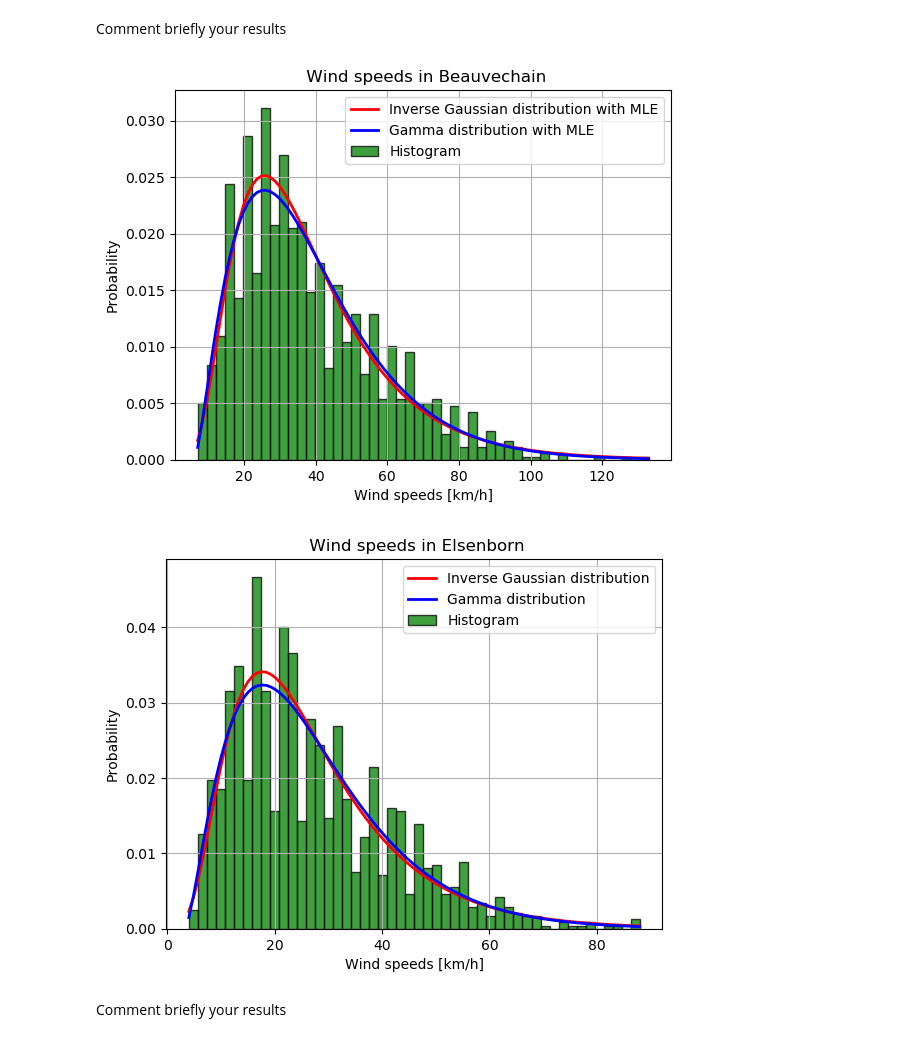
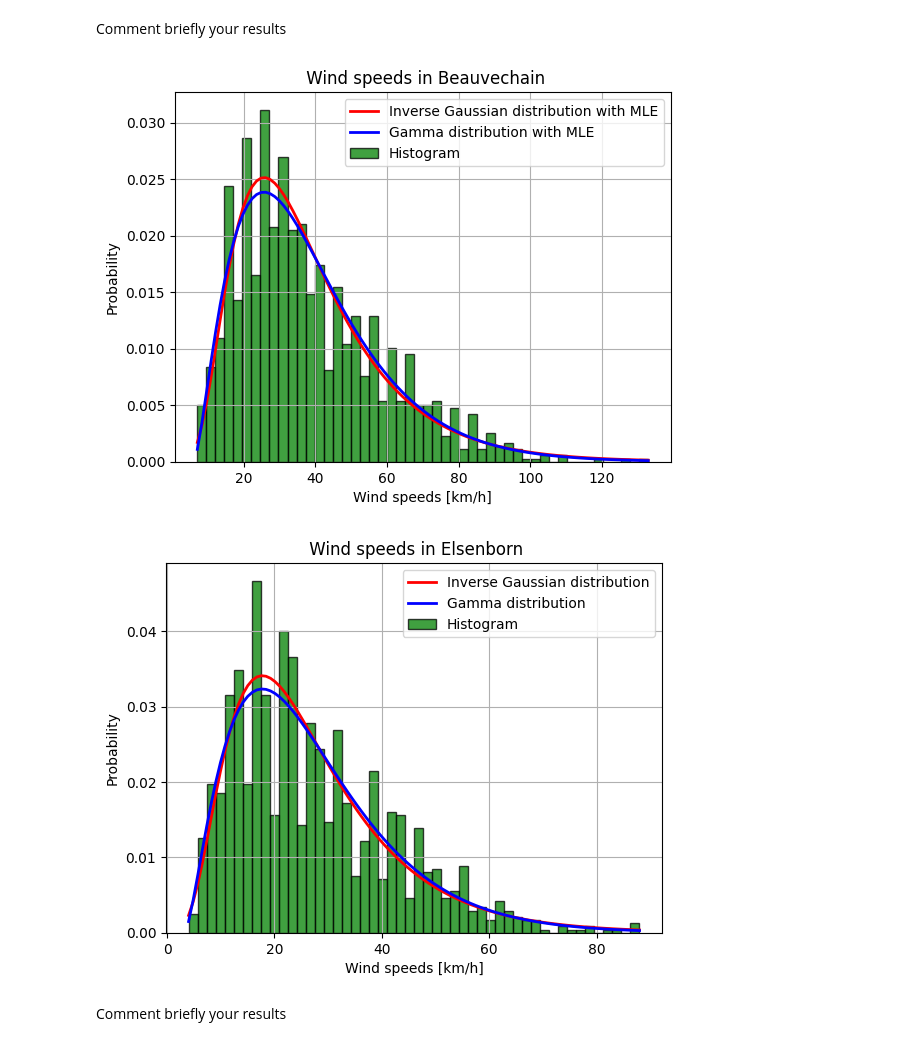
Before and after one commit to Albanedns/Hackathon, a Jupyter notebook: hackathon 1/code/hackathon.ipynb, the cells around one changed output. Cells and saved outputs as stored; diff of their text form; code cells hidden in the pictures.

```diff
--- a/hackathon 1/code/hackathon.ipynb
+++ b/hackathon 1/code/hackathon.ipynb
@@ -261,42 +250,39 @@ Comment briefly your results
 # Code here, inverse Gaussian
 a, loc ,scale = sc.invgauss.fit(data=data_B_FG)
 
-
-plt.subplots_adjust(hspace=0.5)
-plt.subplot(2,1,1)
 #histogram de beauvechain
 plt.hist(data_B_FG, 50, density=1,facecolor='g', alpha=0.75, edgecolor= 'black')
 plt.xlabel('Wind speeds [km/h]')
 plt.ylabel('Probability')
 plt.title(' Wind speeds in Beauvechain')
 #pdf de beauvechain
 x  = np.linspace(min(data_B_FG),max(data_B_FG),100)
 fxiB = sc.invgauss.pdf(x, mu = a, scale= scale, loc =loc )
 plt.plot(x,fxiB,'r',lw=2)
 plt.plot(x,fxgaB,'b',lw=2)
 plt.grid(True)
 plt.legend(['Inverse Gaussian distribution with MLE','Gamma distribution with MLE','Histogram'])
 plt.show()
 
 a, loc, scale  = sc.invgauss.fit(data=data_E_FG)
 
-plt.subplot(2,1,2)
+
 #histogram de Elsenborn
 plt.hist(data_E_FG, 50, density=1,facecolor='g', alpha=0.75, edgecolor= 'black')
 plt.xlabel('Wind speeds [km/h]')
 plt.ylabel('Probability')
 plt.title(' Wind speeds in Elsenborn')
 #pdf de Elsenborn
 x  = np.linspace(min(data_E_FG),max(data_E_FG),100)
 fxiE = sc.invgauss.pdf(x, mu = a, scale= scale, loc = loc)
 plt.plot(x,fxiE,'r',lw=2)
 plt.plot(x,fxgaE,'b',lw=2)
 plt.grid(True)
 plt.legend(['Inverse Gaussian distribution','Gamma distribution','Histogram'])
 plt.show()
 # %% [output]
-[figure, old version]
+[figure, new version]
-[figure, old version]
+[figure, new version]
 # %% [markdown]
 Comment briefly your results
 # %% [markdown]
```
Also changed, not shown: parts of 11 cells of this notebook.
